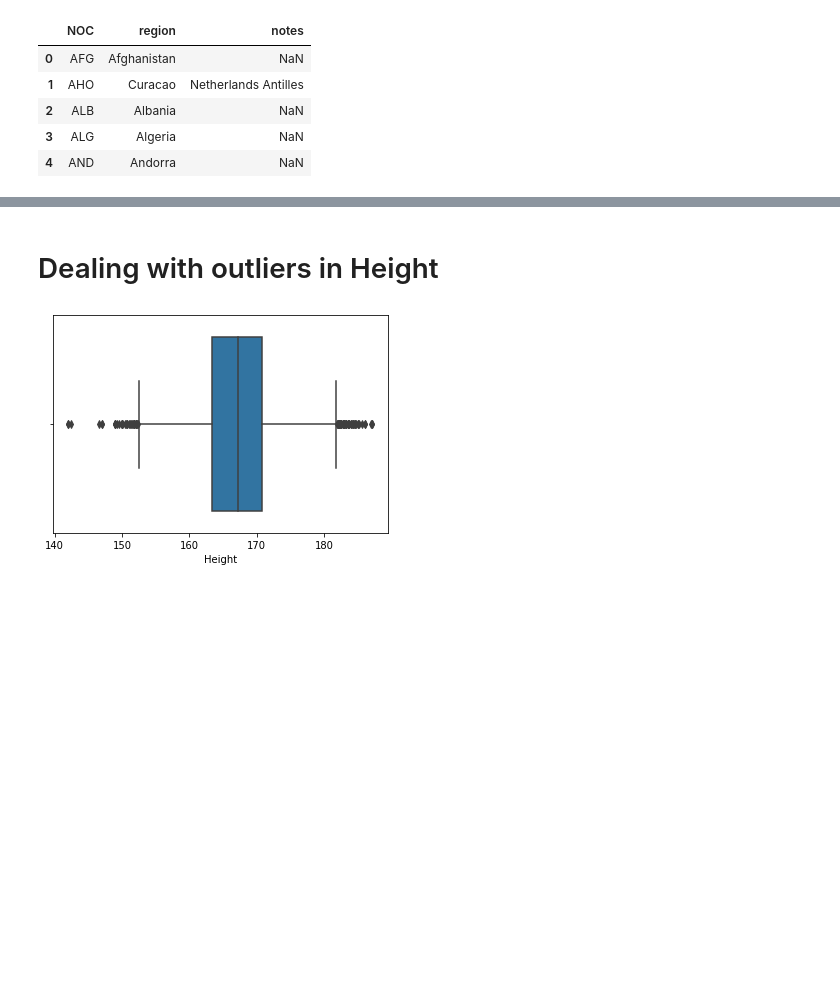
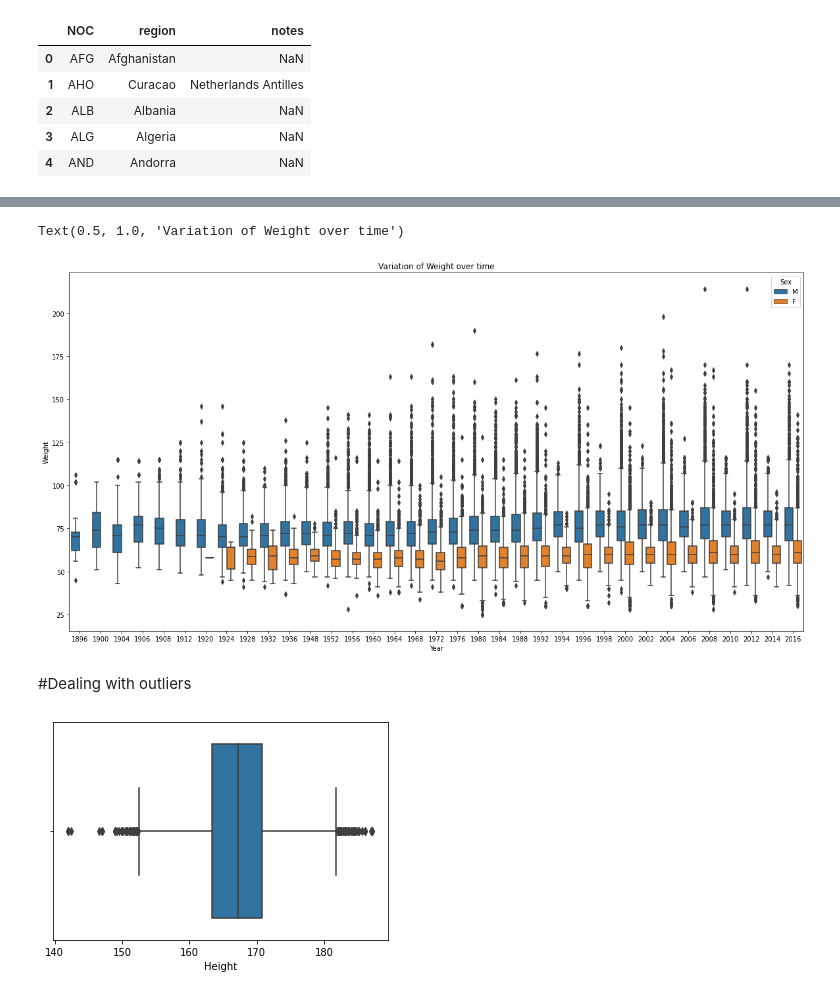
Before and after one commit to Nourankh20/Data-Visualization, a Jupyter notebook: Visualization.ipynb, the cells around one changed output, grey strips where cells are left out. Cells and saved outputs as stored; diff of their text form; code cells hidden in the pictures; blank space fills up the shorter version.

```diff
--- a/Visualization.ipynb
+++ b/Visualization.ipynb
@@ -78,5 +101,13 @@ dtype: float64
+# %%
+#Variation of Weight over time
+plt.figure(figsize=(20, 10))
+sns.boxplot('Year', 'Weight', data=df , hue='Sex')
+plt.title('Variation of Weight over time')
+# %% [output]
+Text(0.5, 1.0, 'Variation of Weight over time')
+[figure, added]
 # %% [markdown]
-# Dealing with outliers in Height
+#Dealing with outliers
 # %%
 import seaborn as sns
 
```
Also changed, not shown: parts of 81 cells of this notebook.
